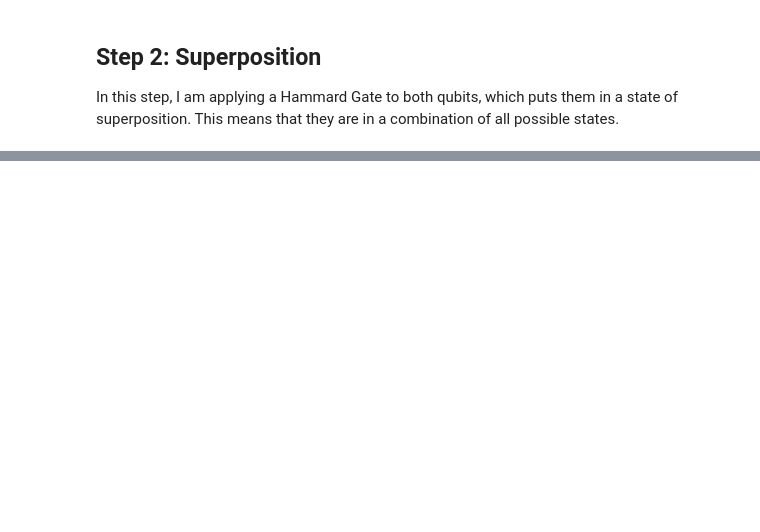
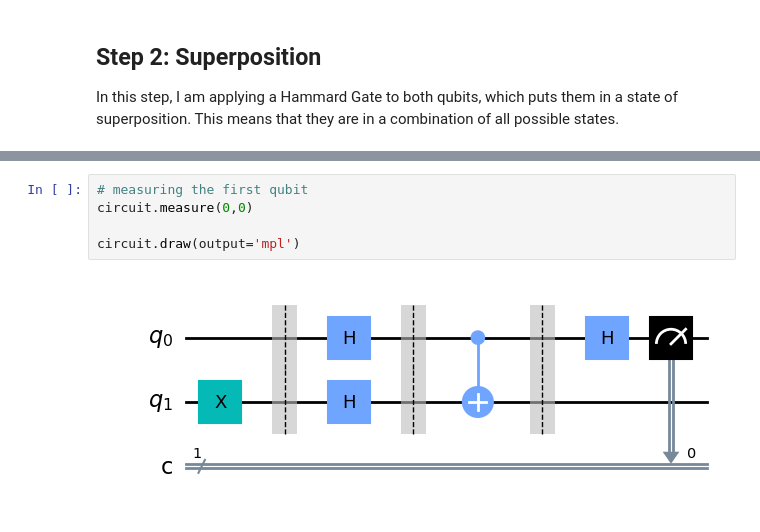
Before and after one commit to JakubP56/EmergingTechnologies, a Jupyter notebook: project.ipynb, the cells around one changed output, grey strips where cells are left out. Saved outputs shown, nothing was run; the diff lists cells and outputs as text; blank space fills up the shorter version.

```diff
--- a/project.ipynb
+++ b/project.ipynb
@@ -132,0 +179,7 @@ circuit.draw(output='mpl')
+# %%
+# measuring the first qubit
+circuit.measure(0,0)
+
+circuit.draw(output='mpl')
+# %% [output]
+[figure, added]
```
Also changed, not shown: parts of 14 cells of this notebook.
